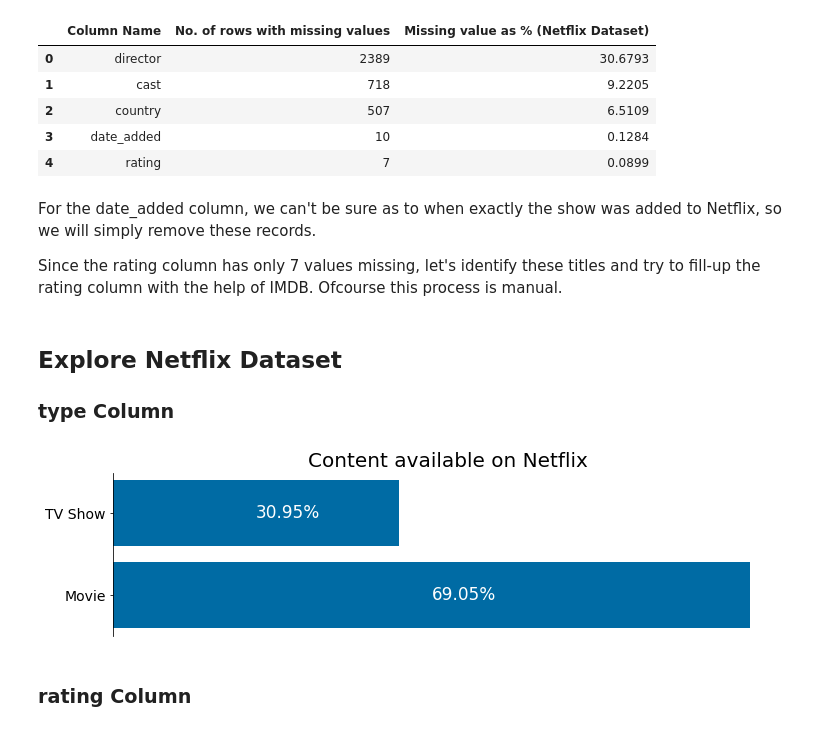
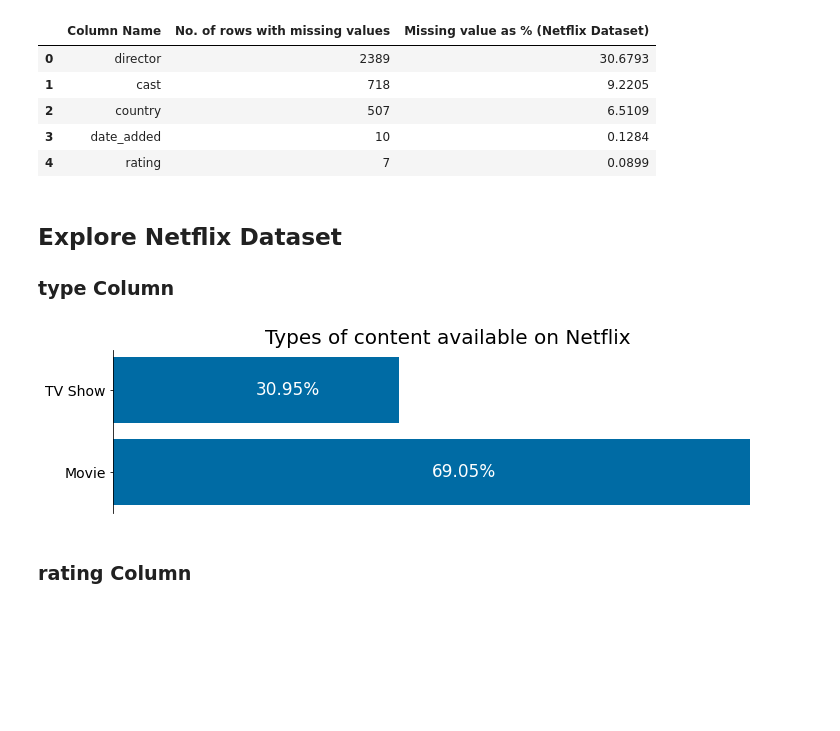
Before and after one commit to vivek-kotecha/netflix-recommender, a Jupyter notebook: workbooks/Netflix_Exploratory_Analysis.ipynb, the cells around one changed output. Drawn from its saved outputs; the diff is of its cells as text; code cells hidden in the pictures; blank space fills up the shorter version.

```diff
--- a/workbooks/Netflix_Exploratory_Analysis.ipynb
+++ b/workbooks/Netflix_Exploratory_Analysis.ipynb
@@ -144,10 +131,6 @@ pd.DataFrame(null_column_list, columns = ["Column Name", "No. of rows with missi
 | 2 | country | 507 | 6.5109 |
 | 3 | date_added | 10 | 0.1284 |
 | 4 | rating | 7 | 0.0899 |
-# %% [markdown]
-For the date_added column, we can't be sure as to when exactly the show was added to Netflix, so we will simply remove these records.
-
-Since the rating column has only 7 values missing, let's identify these titles and try to fill-up the rating column with the help of IMDB. Ofcourse this process is manual.
 # %%
 # delete the dummy variables
 del total_rows, null_column_list
@@ -158,31 +141,31 @@ del total_rows, null_column_list
 # %%
 # create figure
 fig, ax = plt.subplots(figsize = (12,3))
 
 # plot content type as percentage
 ax.barh(y = netflix_raw_data["type"].value_counts(normalize = True).index,
        width = netflix_raw_data["type"].value_counts(normalize = True).mul(100).values)
 
 # set title for the plot
-ax.set_title("Content available on Netflix")
+ax.set_title("Types of content available on Netflix")
 
 # hide the x-axis ticks and labels
 ax.set_xticklabels(labels = "")
 ax.tick_params(bottom = False)
 
 # annotate each bar
 for p in ax.patches:
     ax.annotate(text = "{:.2f}%".format(p.get_width()),
                 xy = [p.get_width()/ 2, p.get_y() + 0.35],
                 color = "white", fontsize = "large")
 
 # despine the plot
 [ax.spines[spine].set_visible(False) for spine in ax.spines if spine != "left"]
 
 # show the plot
 plt.show()
 # %% [output]
-[figure, old version]
+[figure, new version]
 # %% [markdown]
 ### rating Column
 # %%
```
Also changed, not shown: parts of 138 cells of this notebook.
